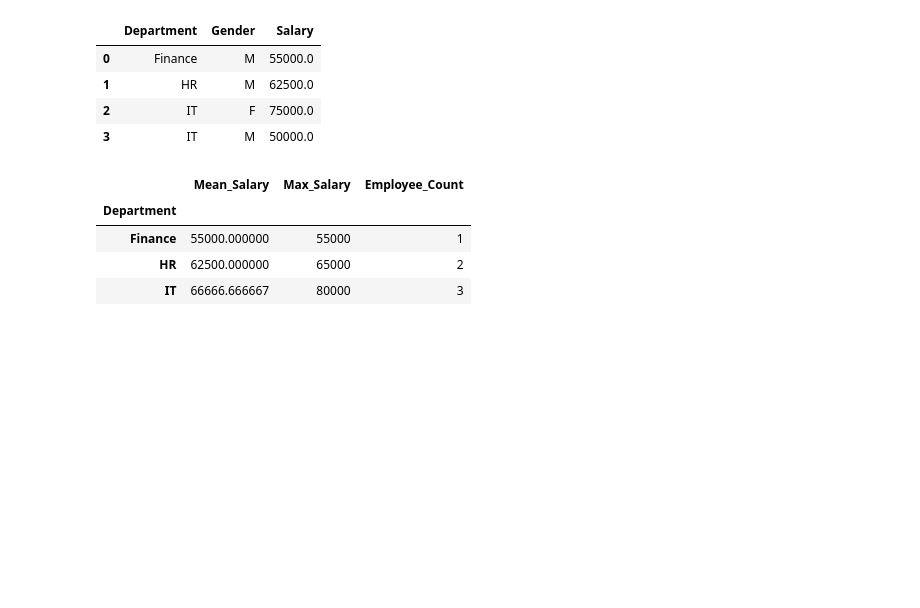
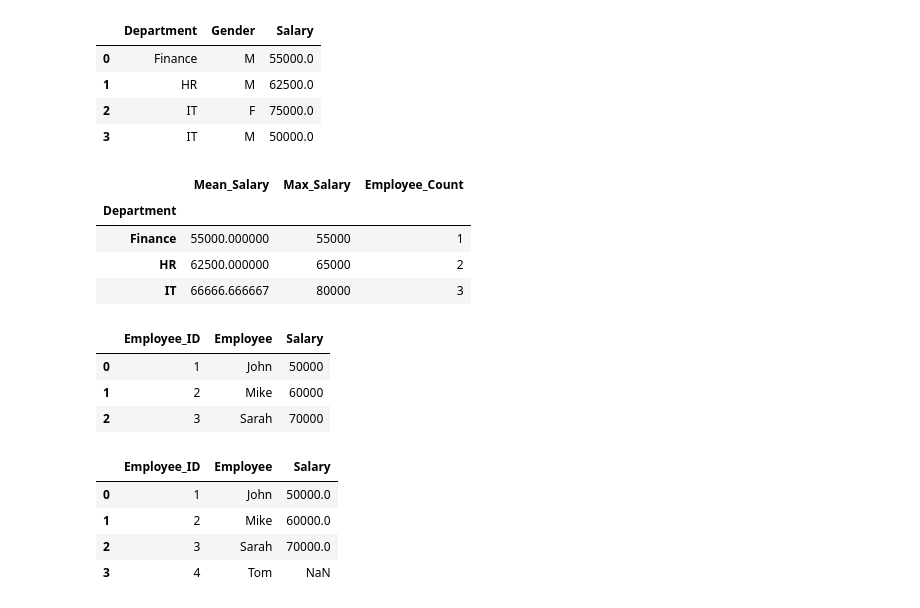
Before and after one commit to darshanshenoy06/Python_analyst, a Jupyter notebook: modules/Dummy.ipynb, the cells around one changed output. Saved outputs shown, nothing was run; the diff lists cells and outputs as text; code cells hidden in the pictures; blank space fills up the shorter version.

Commit message:
loc and merge added

```diff
--- a/modules/Dummy.ipynb
+++ b/modules/Dummy.ipynb
@@ -428,3 +428,27 @@ gb.groupby("Department").agg(
 | Finance | 55000.000000 | 55000 | 1 |
 | HR | 62500.000000 | 65000 | 2 |
 | IT | 66666.666667 | 80000 | 3 |
+# %%
+employee_df = pd.DataFrame({
+    "Employee_ID":[1,2,3,4],
+    "Employee":["John","Mike","Sarah","Tom"]
+})
+salary_df = pd.DataFrame({
+    "Employee_ID":[1,2,3],
+    "Salary":[50000,60000,70000]
+})
+# %%
+employee_df.merge(salary_df, on="Employee_ID")
+# %% [output]
+|  | Employee_ID | Employee | Salary |
+| 0 | 1 | John | 50000 |
+| 1 | 2 | Mike | 60000 |
+| 2 | 3 | Sarah | 70000 |
+# %%
+employee_df.merge(salary_df, on="Employee_ID", how="left")
+# %% [output]
+|  | Employee_ID | Employee | Salary |
+| 0 | 1 | John | 50000.0 |
+| 1 | 2 | Mike | 60000.0 |
+| 2 | 3 | Sarah | 70000.0 |
+| 3 | 4 | Tom | NaN |
```
Also changed, not shown: parts of 10 cells of this notebook.
